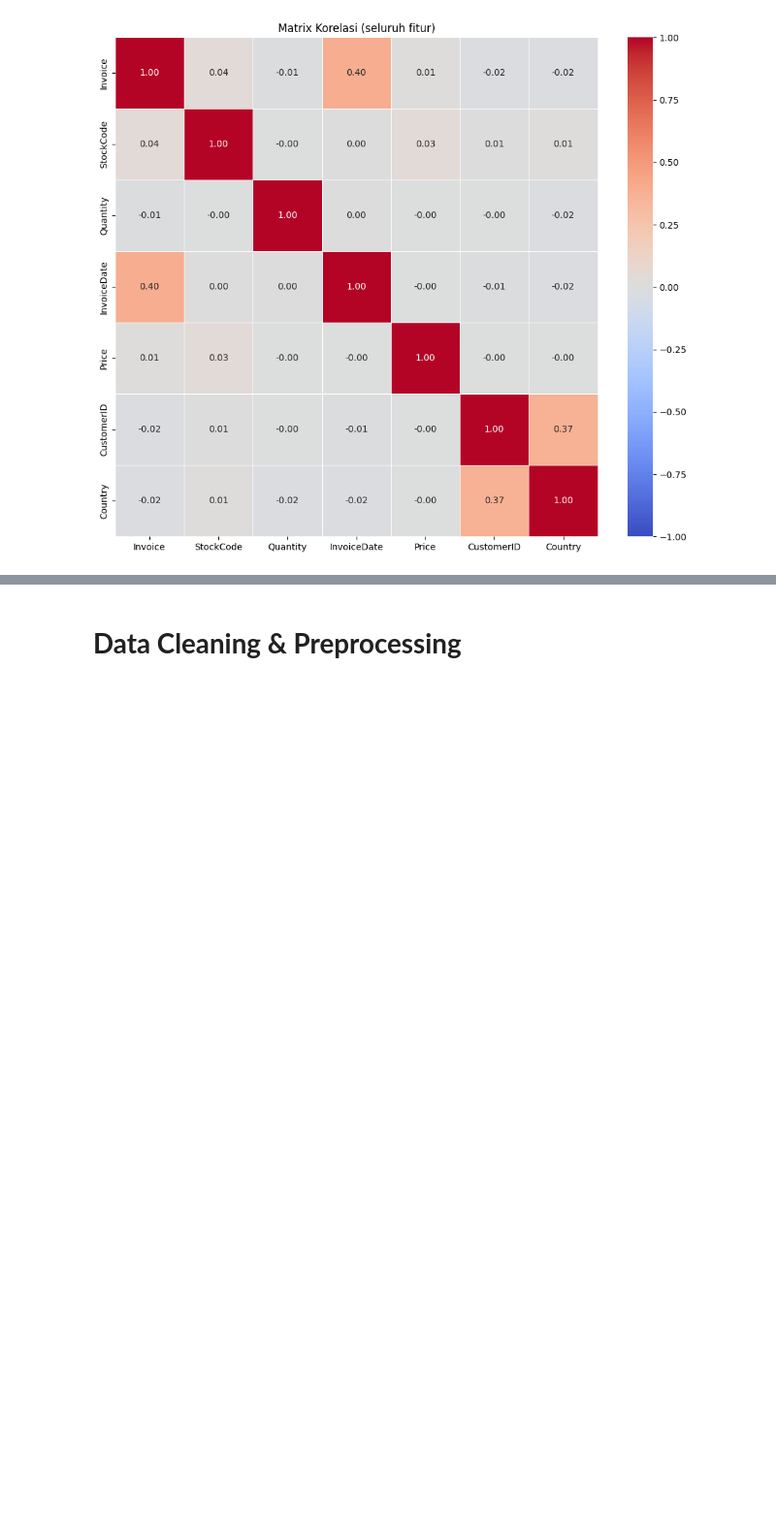
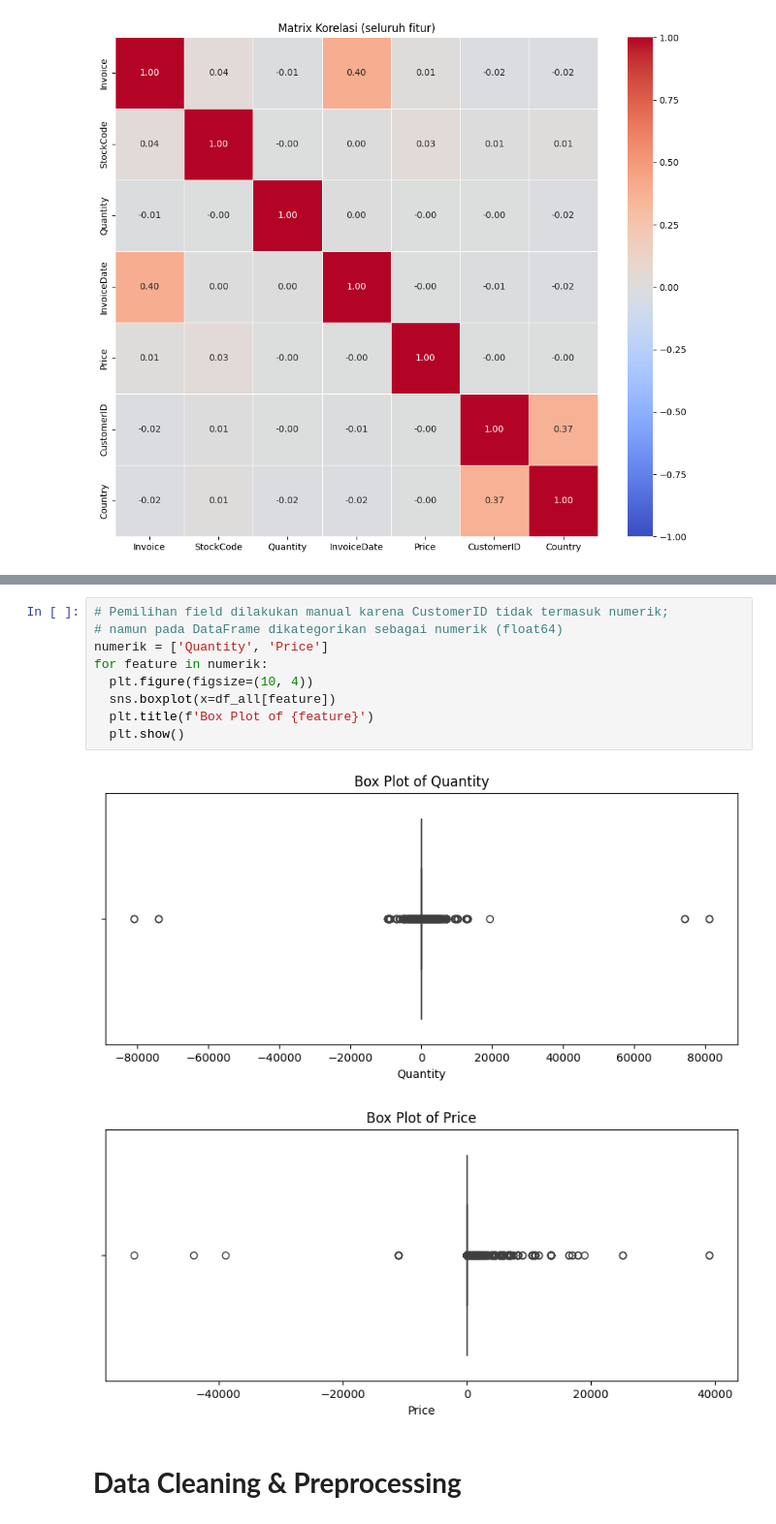
Before and after one commit to ShiftorTheOrca/asah-capstone, a Jupyter notebook: Asah_Fetch_A25_CS328.ipynb, the cells around one changed output, grey strips where cells are left out. Shown at 97% size. Drawn from its saved outputs; the diff is of its cells as text; blank space fills up the shorter version.

```diff
--- a/Asah_Fetch_A25_CS328.ipynb
+++ b/Asah_Fetch_A25_CS328.ipynb
@@ -170,3 +170,15 @@ KeyboardInterrupt:
+# %%
+# Pemilihan field dilakukan manual karena CustomerID tidak termasuk numerik;
+# namun pada DataFrame dikategorikan sebagai numerik (float64)
+numerik = ['Quantity', 'Price']
+for feature in numerik:
+  plt.figure(figsize=(10, 4))
+  sns.boxplot(x=df_all[feature])
+  plt.title(f'Box Plot of {feature}')
+  plt.show()
+# %% [output]
+[figure, added]
+[figure, added]
 # %% [markdown]
 # **Data Cleaning & Preprocessing**
 # %% [markdown]
```
Also changed, not shown: parts of 27 cells of this notebook.
